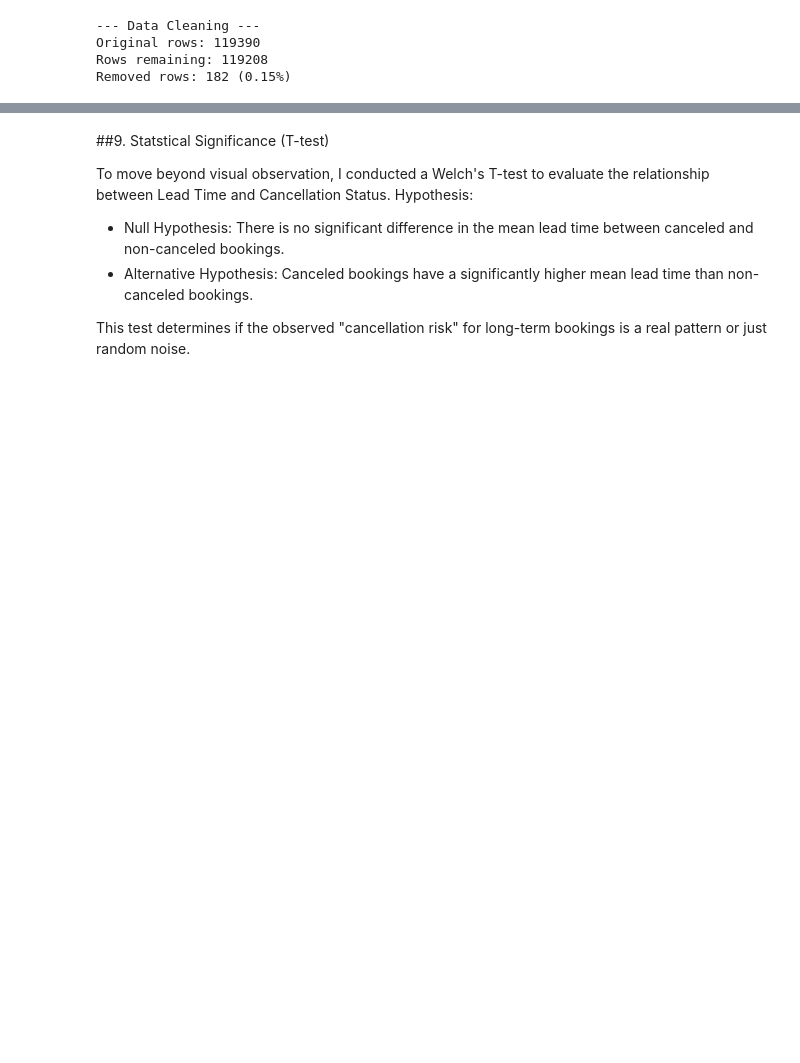
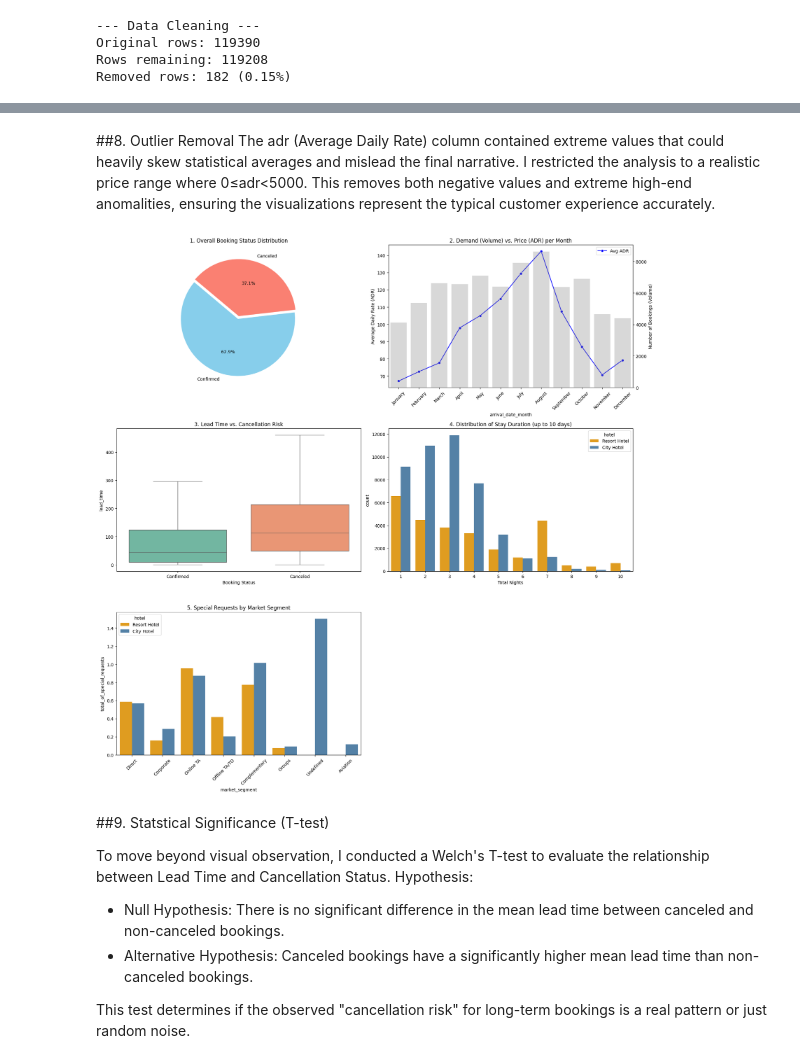
Before and after one commit to viviantram03/labb-1, a Jupyter notebook: vizandstorytelling.ipynb, the cells around one changed output, grey strips where cells are left out. Cells and saved outputs as stored; diff of their text form; code cells hidden in the pictures; blank space fills up the shorter version.

```diff
--- a/vizandstorytelling.ipynb
+++ b/vizandstorytelling.ipynb
@@ -151,3 +118,55 @@ plt.show()
+# %% [markdown]
+##8. Outlier Removal
+The adr (Average Daily Rate) column contained extreme values that could heavily skew statistical averages and mislead the final narrative. I restricted the analysis to a realistic price range where 0≤adr<5000. This removes both negative values and extreme high-end anomalities, ensuring the visualizations represent the typical customer experience accurately.
+# %%
+# define simple color names for the hotels
+hotel_colors = {'City Hotel': 'steelblue', 'Resort Hotel': 'orange'}
+
+# set up the figure with 5 visualizations in a 3x2 grid
+fig, axes = plt.subplots(3, 2, figsize=(18, 18))
+
+# 1. distribution of booking status (showing the proportion of cancellations)
+cancel_counts = df['is_canceled'].value_counts()
+axes[0, 0].pie(cancel_counts, labels=['Confirmed', 'Canceled'], autopct='%1.1f%%',
+                startangle=140, colors=['skyblue', 'salmon'], explode=(0.05, 0))
+axes[0, 0].set_title('1. Overall Booking Status Distribution')
+
+# 2. demand vs price per month (comparing volume of bookings with average adr)
+monthly_data = df[df['is_canceled'] == 0].groupby('arrival_date_month', observed=True).agg({'adr': 'mean', 'hotel': 'count'}).reset_index()
+sns.lineplot(data=monthly_data, x='arrival_date_month', y='adr', marker='o', color='blue', ax=axes[0, 1], label='Avg ADR')
+axes[0, 1].set_ylabel('Average Daily Rate (ADR)')
+axes[0, 1].set_title('2. Demand (Volume) vs. Price (ADR) per Month')
+axes[0, 1].tick_params(axis='x', rotation=45)
+
+ax2 = axes[0, 1].twinx()
+sns.barplot(data=monthly_data, x='arrival_date_month', y='hotel', alpha=0.3, color='grey', ax=ax2)
+ax2.set_ylabel('Number of Bookings (Volume)')
+
+# 3. lead time vs cancellation risk (analyzing how booking lead time impacts cancellations)
+sns.boxplot(x='is_canceled', y='lead_time', data=df, showfliers=False, ax=axes[1, 0], palette='Set2')
+axes[1, 0].set_xticklabels(['Confirmed', 'Canceled'])
+axes[1, 0].set_title('3. Lead Time vs. Cancellation Risk')
+axes[1, 0].set_xlabel('Booking Status')
+
+# 4. stay duration by hotel type (comparing typical length of stay for city and resort hotels)
+stay_dist = df[(df['total_stay'] > 0) & (df['total_stay'] <= 10) & (df['is_canceled'] == 0)]
+sns.countplot(data=stay_dist, x='total_stay', hue='hotel', ax=axes[1, 1], palette=hotel_colors)
+axes[1, 1].set_title('4. Distribution of Stay Duration (up to 10 days)')
+axes[1, 1].set_xlabel('Total Nights')
+
+# 5. special requests by market segment (visualizing service expectations across segments)
+sns.barplot(data=df, x='market_segment', y='total_of_special_requests', hue='hotel',
+            errorbar=None, ax=axes[2, 0], palette=hotel_colors)
+axes[2, 0].set_title('5. Special Requests by Market Segment')
+axes[2, 0].tick_params(axis='x', rotation=45)
+
+# remove the empty subplot to maintain a clean layout
+fig.delaxes(axes[2, 1])
+
+plt.tight_layout()
+plt.show()
+# %% [output]
+[figure, added]
 # %% [markdown]
 ##9. Statstical Significance (T-test)
 
```
Also changed, not shown: parts of 5 cells of this notebook.
